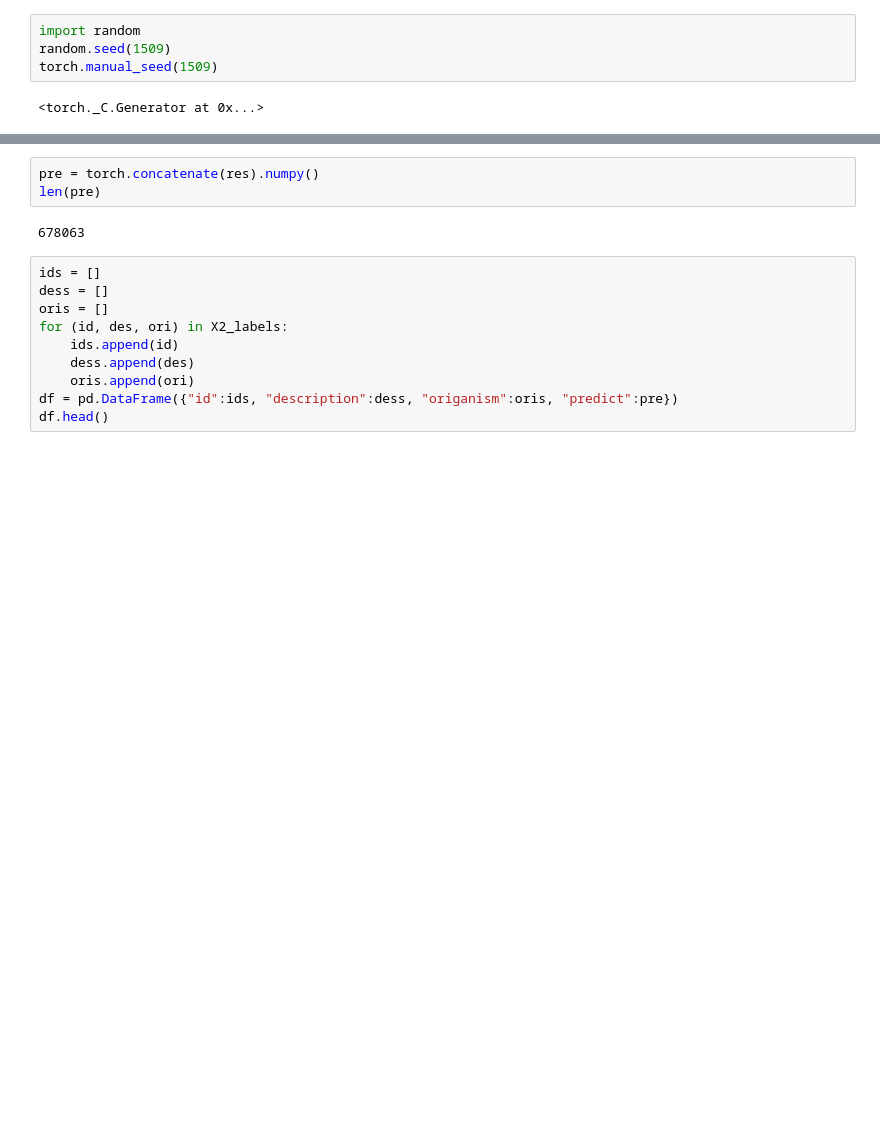
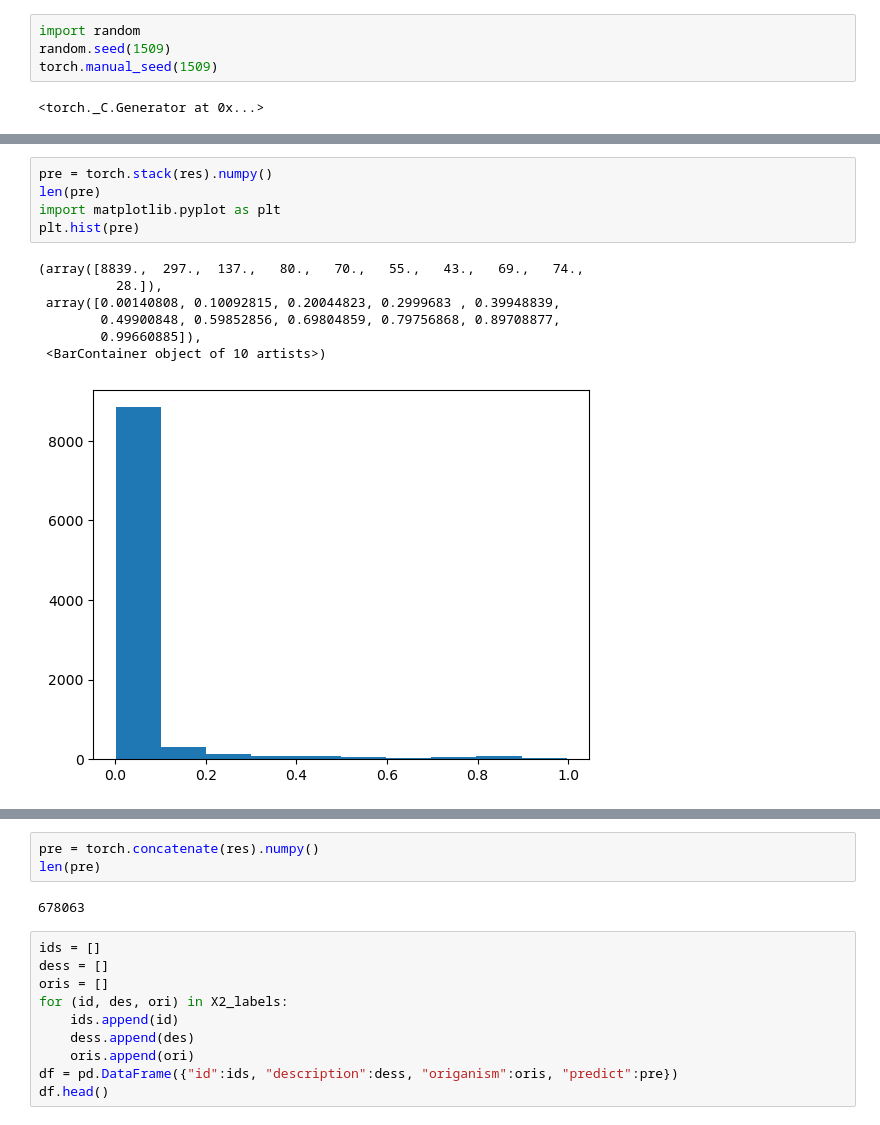
Before and after one commit to tyfei0216/ionChannel, a Jupyter notebook: test.ipynb, the cells around one changed output, grey strips where cells are left out. Drawn from its saved outputs; the diff is of its cells as text; blank space fills up the shorter version.

```diff
--- a/test.ipynb
+++ b/test.ipynb
@@ -128,0 +213,13 @@ res
+# %%
+pre = torch.stack(res).numpy()
+len(pre)
+import matplotlib.pyplot as plt
+plt.hist(pre)
+# %% [output]
+(array([8839.,  297.,  137.,   80.,   70.,   55.,   43.,   69.,   74.,
+          28.]),
+ array([0.00140808, 0.10092815, 0.20044823, 0.2999683 , 0.39948839,
+        0.49900848, 0.59852856, 0.69804859, 0.79756868, 0.89708877,
+        0.99660885]),
+ <BarContainer object of 10 artists>)
+[figure, added]
```
Also changed, not shown: parts of 35 cells of this notebook, 6 other files.
